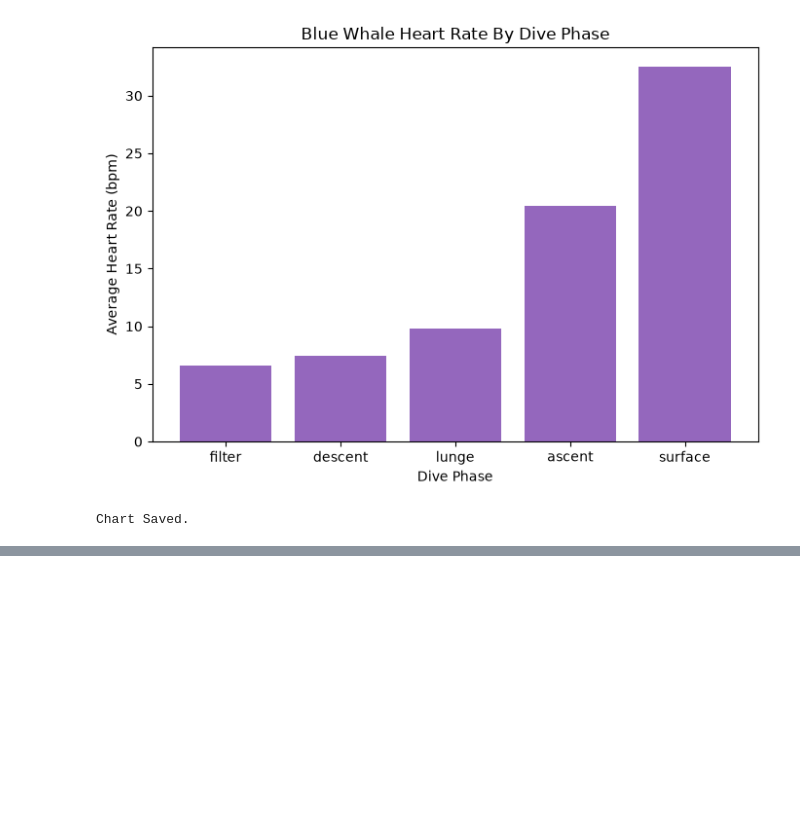
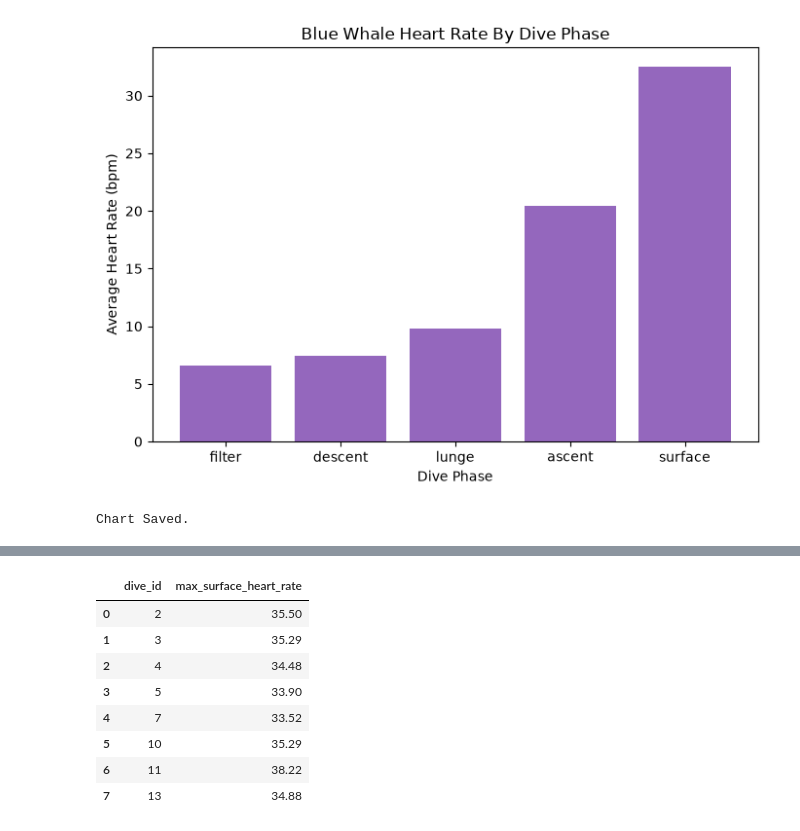
Before and after one commit to dakshita01/data-science-portfolio, a Jupyter notebook: 08-whale-heart-rates/notebook/whale_heart_rates.ipynb, the cells around one changed output, grey strips where cells are left out. Drawn from its saved outputs; the diff is of its cells as text; code cells hidden in the pictures; blank space fills up the shorter version.

```diff
--- a/08-whale-heart-rates/notebook/whale_heart_rates.ipynb
+++ b/08-whale-heart-rates/notebook/whale_heart_rates.ipynb
@@ -102,0 +152,14 @@ Chart Saved.
+# %%
+max_surface_hr = (df[df['dive_phase'] == 'surface'].groupby('dive_id')['heart_rate'].max().reset_index())
+max_surface_hr.columns = ['dive_id', 'max_surface_heart_rate']
+max_surface_hr
+# %% [output]
+|  | dive_id | max_surface_heart_rate |
+| 0 | 2 | 35.50 |
+| 1 | 3 | 35.29 |
+| 2 | 4 | 34.48 |
+| 3 | 5 | 33.90 |
+| 4 | 7 | 33.52 |
+| 5 | 10 | 35.29 |
+| 6 | 11 | 38.22 |
+| 7 | 13 | 34.88 |
```
Also changed, not shown: parts of 5 cells of this notebook.
